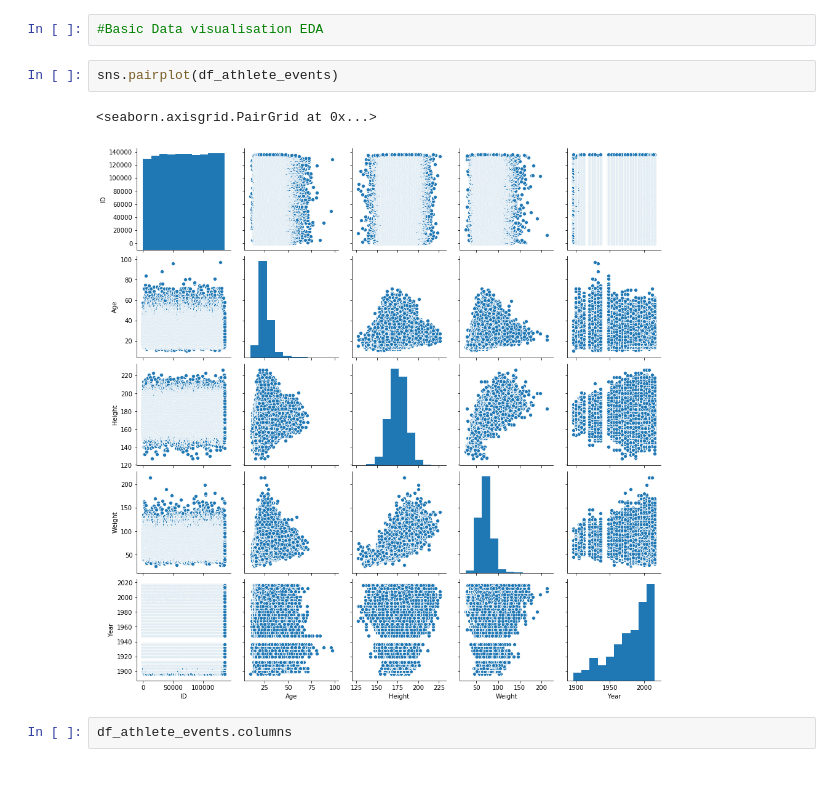
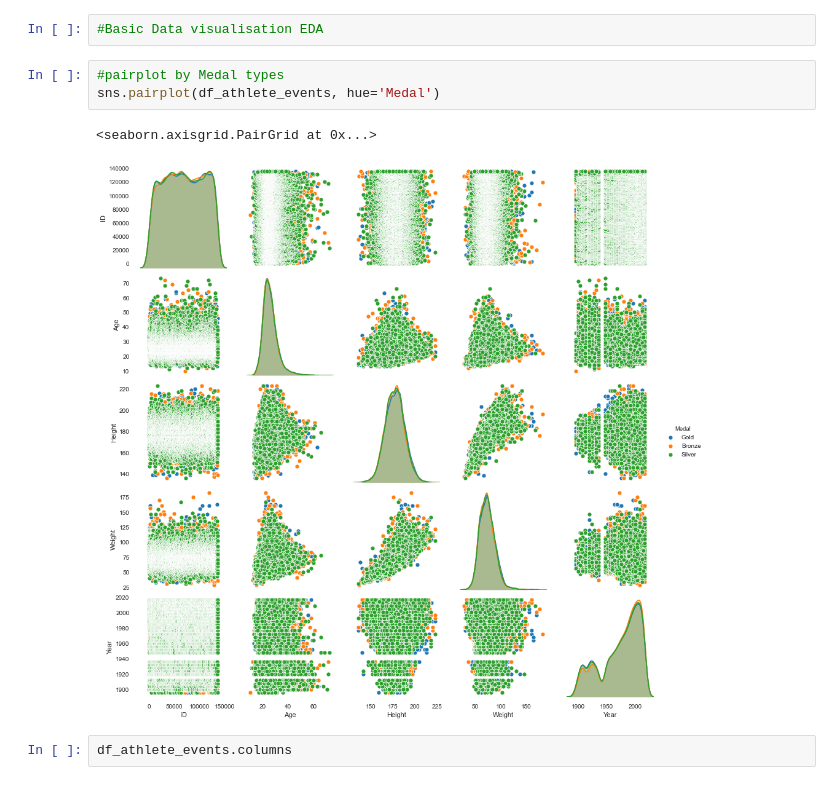
Before and after one commit to Binardino/Olympics_History_1896_2016, a Jupyter notebook: notebook/Olympics EDA.ipynb, the cells around one changed output. Drawn from its saved outputs; the diff is of its cells as text.

```diff
--- a/notebook/Olympics EDA.ipynb
+++ b/notebook/Olympics EDA.ipynb
@@ -109,10 +104,11 @@ df_athlete_events.describe().transpose()
 # %%
 #Basic Data visualisation EDA
-# %%
-sns.pairplot(df_athlete_events)
-# %% [output]
-<seaborn.axisgrid.PairGrid at 0x...>
-[figure, removed]
+# %%
+#pairplot by Medal types
+sns.pairplot(df_athlete_events, hue='Medal')
+# %% [output]
+<seaborn.axisgrid.PairGrid at 0x...>
+[figure, added]
 # %%
 df_athlete_events.columns
 # %% [output]
```
Also changed, not shown: parts of 16 cells of this notebook.
